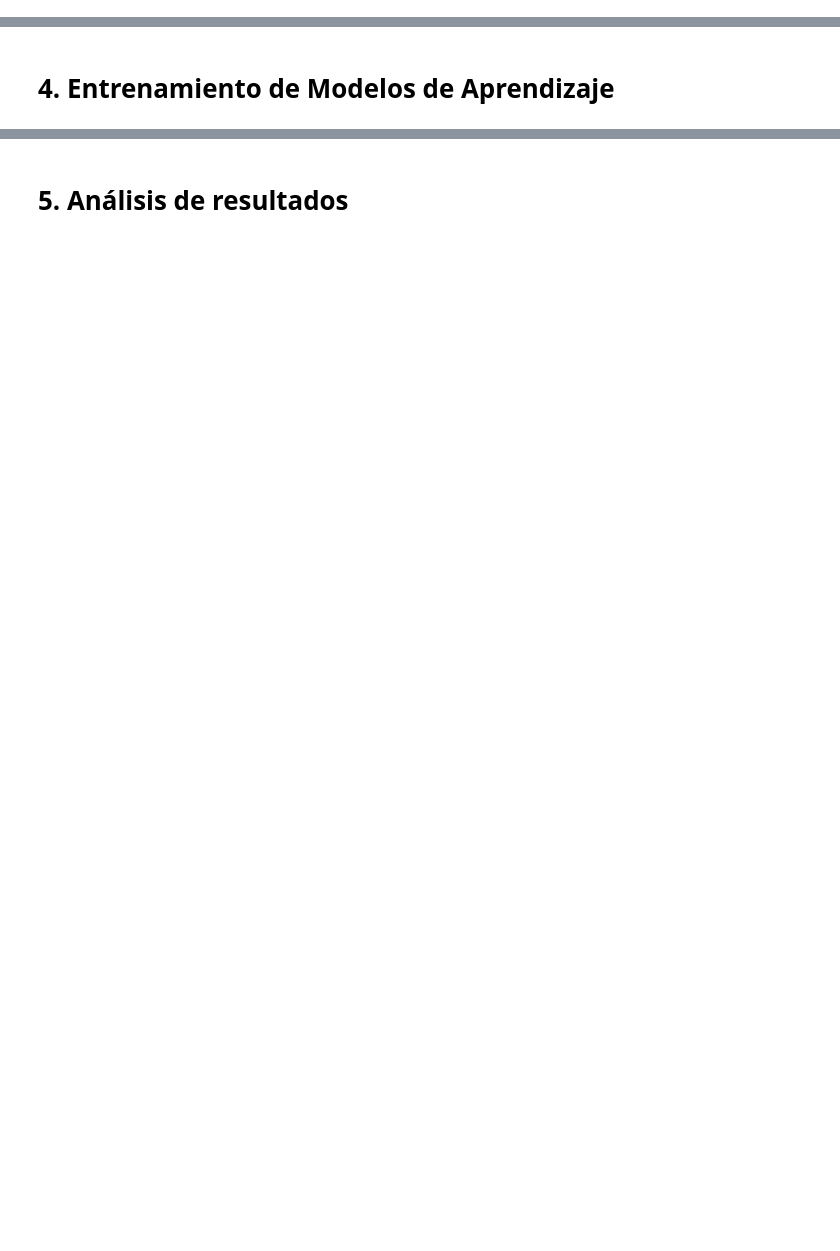
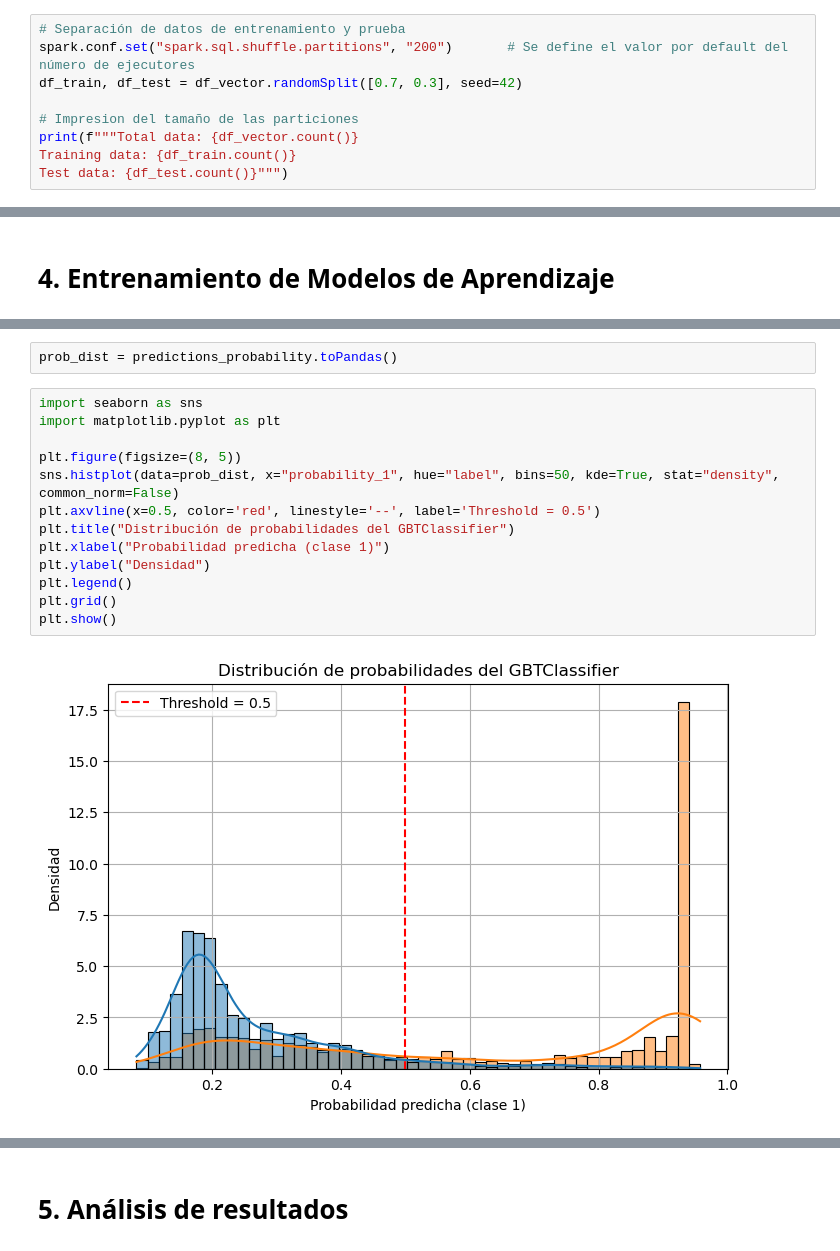
Before and after one commit to AlexysCR/MNA_Analisis-de-Grandes-Volumenes-de-Datos_AGVD, a Jupyter notebook: 4_Métricas de calidad de resultados/Metricas_A01746998.ipynb, the cells around one changed output, grey strips where cells are left out. Drawn from its saved outputs; the diff is of its cells as text; blank space fills up the shorter version.

```diff
--- a/4_Métricas de calidad de resultados/Metricas_A01746998.ipynb
+++ b/4_Métricas de calidad de resultados/Metricas_A01746998.ipynb
@@ -304,0 +519,9 @@ Tamaño total de la muestra: 183519
+# %%
+# Separación de datos de entrenamiento y prueba
+spark.conf.set("spark.sql.shuffle.partitions", "200")       # Se define el valor por default del número de ejecutores
+df_train, df_test = df_vector.randomSplit([0.7, 0.3], seed=42)
+
+# Impresion del tamaño de las particiones
+print(f"""Total data: {df_vector.count()}
+Training data: {df_train.count()}
+Test data: {df_test.count()}""")
@@ -308,0 +684,17 @@ Tamaño total de la muestra: 183519
+# %%
+prob_dist = predictions_probability.toPandas()
+# %%
+import seaborn as sns
+import matplotlib.pyplot as plt
+
+plt.figure(figsize=(8, 5))
+sns.histplot(data=prob_dist, x="probability_1", hue="label", bins=50, kde=True, stat="density", common_norm=False)
+plt.axvline(x=0.5, color='red', linestyle='--', label='Threshold = 0.5')
+plt.title("Distribución de probabilidades del GBTClassifier")
+plt.xlabel("Probabilidad predicha (clase 1)")
+plt.ylabel("Densidad")
+plt.legend()
+plt.grid()
+plt.show()
+# %% [output]
+[figure, added]
```
Also changed, not shown: parts of 41 cells of this notebook.
